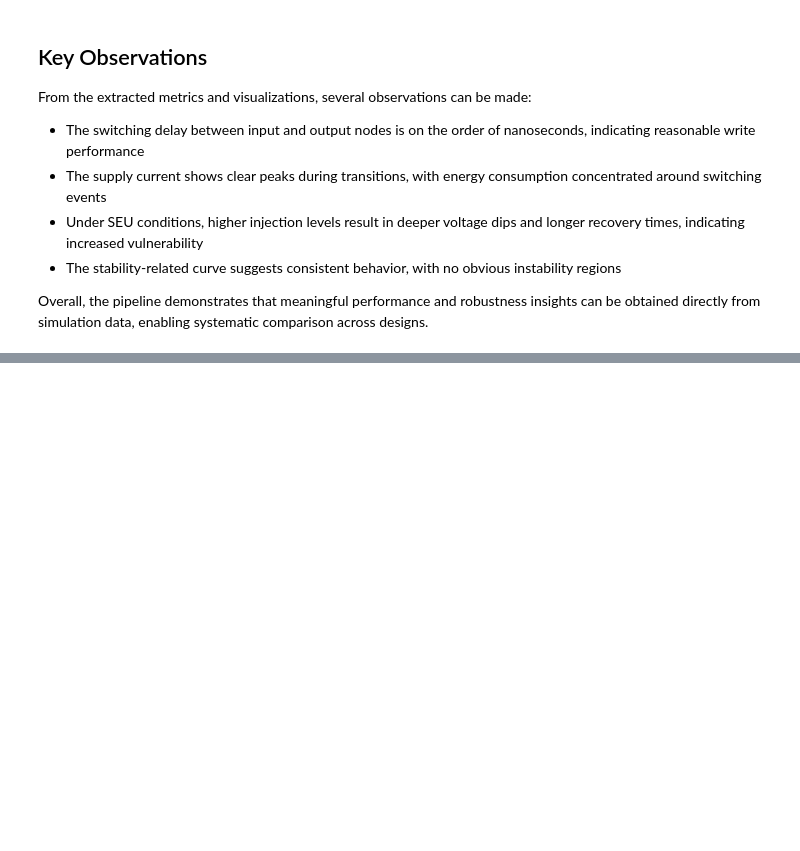
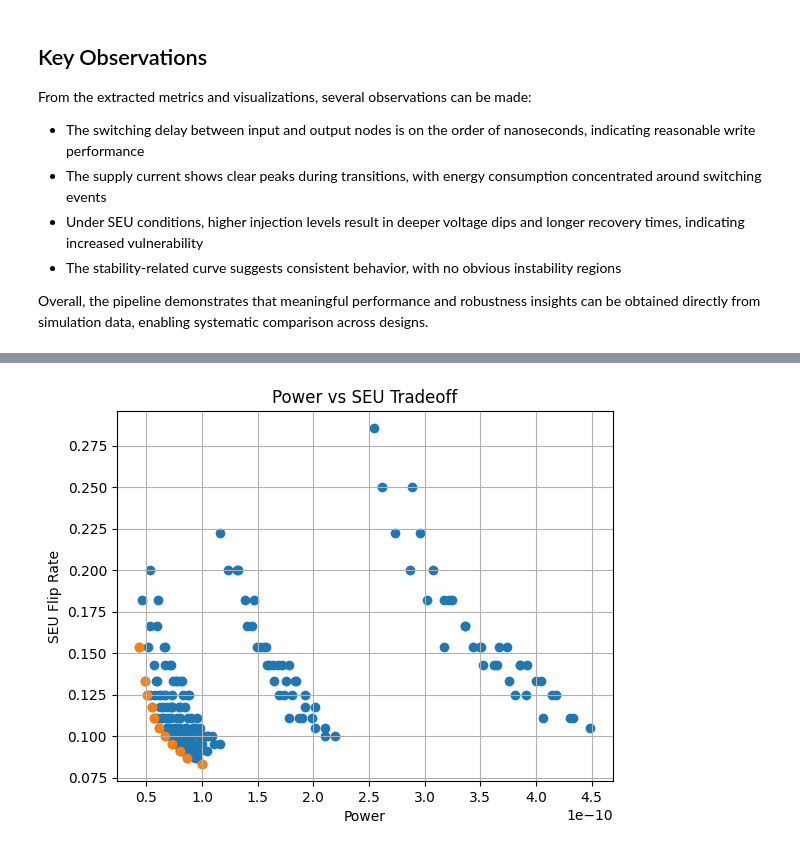
Before and after one commit to gannon1penn/ESE5760_Final_Project, a Jupyter notebook: sram_analysis.ipynb, the cells around one changed output, grey strips where cells are left out. Cells and saved outputs as stored; diff of their text form; code cells hidden in the pictures; blank space fills up the shorter version.

```diff
--- a/sram_analysis.ipynb
+++ b/sram_analysis.ipynb
@@ -216,0 +358,28 @@ Overall, the pipeline demonstrates that meaningful performance and robustness in
+# %%
+def pareto_front(df):
+    pareto = []
+    for i, row in df.iterrows():
+        dominated = False
+        for j, other in df.iterrows():
+            if (other["leakage_power_W"] <= row["leakage_power_W"] and
+                other["flip_rate"] <= row["flip_rate"] and
+                (other["leakage_power_W"] < row["leakage_power_W"] or
+                 other["flip_rate"] < row["flip_rate"])):
+                dominated = True
+                break
+        if not dominated:
+            pareto.append(i)
+    return df.loc[pareto]
+
+pareto_df = pareto_front(merged)
+# %%
+import matplotlib.pyplot as plt
+
+plt.scatter(merged["leakage_power_W"], merged["flip_rate"])
+plt.scatter(pareto_df["leakage_power_W"], pareto_df["flip_rate"])
+plt.xlabel("Power")
+plt.ylabel("SEU Flip Rate")
+plt.title("Power vs SEU Tradeoff")
+plt.grid()
+# %% [output]
+[figure, added]
```
Also changed, not shown: parts of 21 cells of this notebook, 7 other files.
